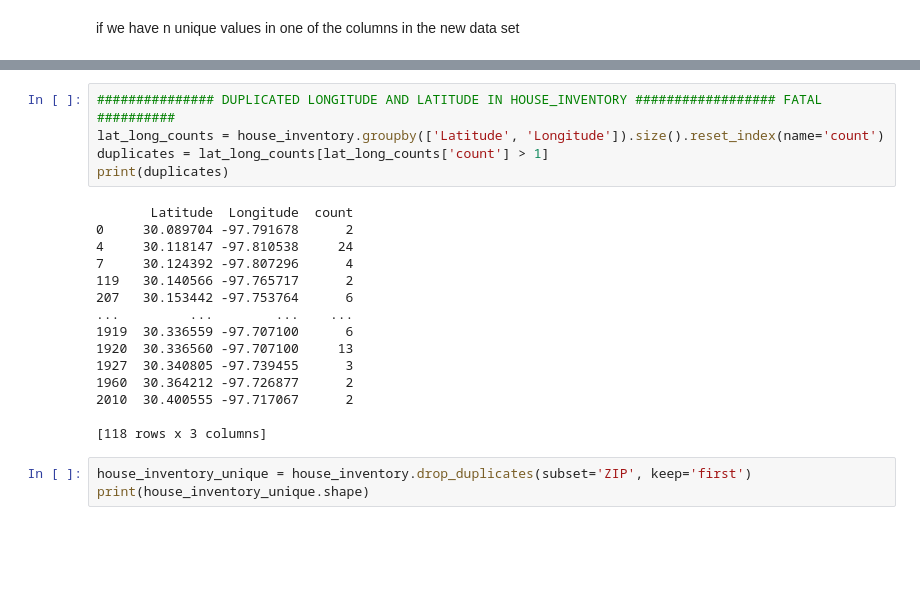
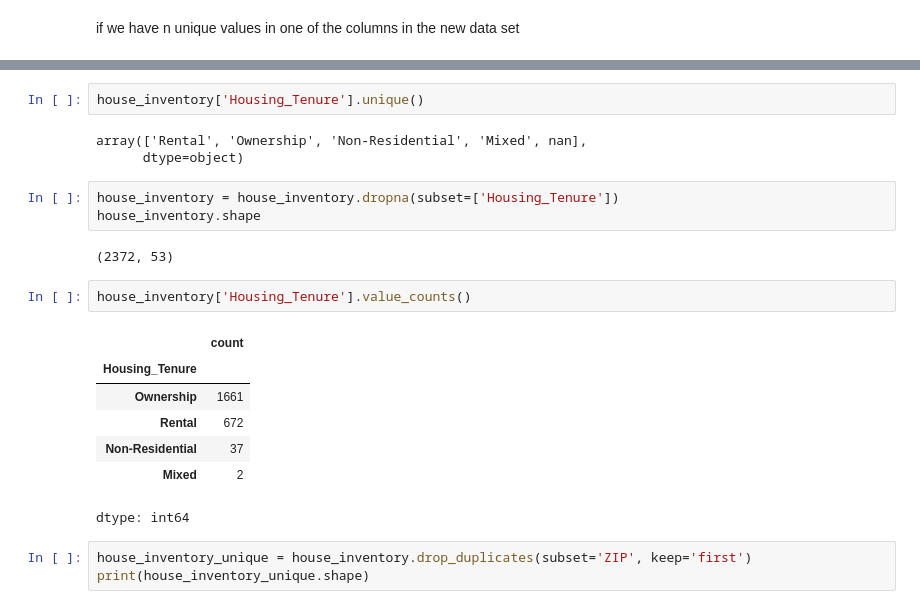
Before and after one commit to Shahahaha11/LION_DEN, a Jupyter notebook: trial2_DATA_CLEANING.ipynb, the cells around one changed output, grey strips where cells are left out. Cells and saved outputs as stored; diff of their text form; blank space fills up the shorter version.

```diff
--- a/trial2_DATA_CLEANING.ipynb
+++ b/trial2_DATA_CLEANING.ipynb
@@ -97,23 +82,23 @@ dtype: float64
-# %%
-############### DUPLICATED LONGITUDE AND LATITUDE IN HOUSE_INVENTORY ################## FATAL ##########
-lat_long_counts = house_inventory.groupby(['Latitude', 'Longitude']).size().reset_index(name='count')
-duplicates = lat_long_counts[lat_long_counts['count'] > 1]
-print(duplicates)
-# %% [output]
-       Latitude  Longitude  count
-0     30.089704 -97.791678      2
-4     30.118147 -97.810538     24
-7     30.124392 -97.807296      4
-119   30.140566 -97.765717      2
-207   30.153442 -97.753764      6
-...         ...        ...    ...
-1919  30.336559 -97.707100      6
-1920  30.336560 -97.707100     13
-1927  30.340805 -97.739455      3
-1960  30.364212 -97.726877      2
-2010  30.400555 -97.717067      2
-
-[118 rows x 3 columns]
+# %%
+house_inventory['Housing_Tenure'].unique()
+# %% [output]
+array(['Rental', 'Ownership', 'Non-Residential', 'Mixed', nan],
+      dtype=object)
+# %%
+house_inventory = house_inventory.dropna(subset=['Housing_Tenure'])
+house_inventory.shape
+# %% [output]
+(2372, 53)
+# %%
+house_inventory['Housing_Tenure'].value_counts()
+# %% [output]
+|  | count |
+| Housing_Tenure |  |
+| Ownership | 1661 |
+| Rental | 672 |
+| Non-Residential | 37 |
+| Mixed | 2 |
+dtype: int64
 # %%
 house_inventory_unique = house_inventory.drop_duplicates(subset='ZIP', keep='first')
 print(house_inventory_unique.shape)
```
Also changed, not shown: parts of 5 cells of this notebook.
